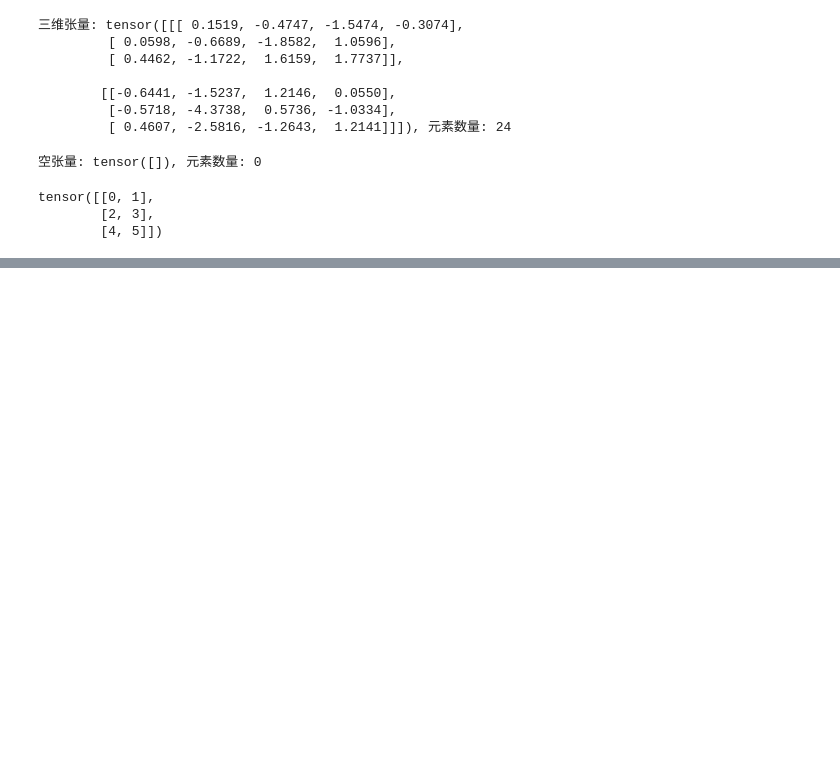
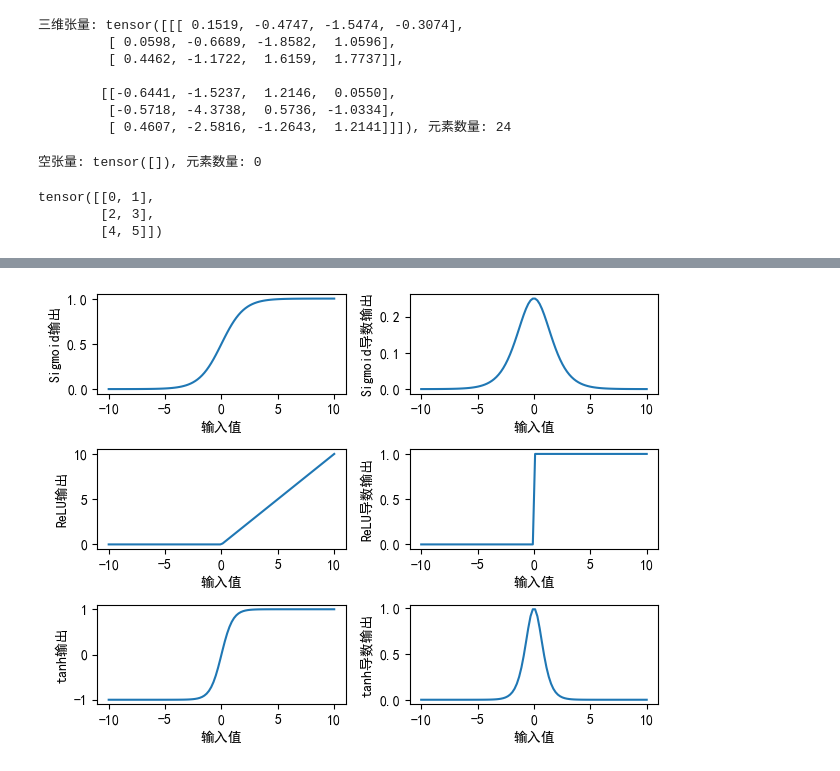
Before and after one commit to SongYangcheng/coding, a Jupyter notebook: deepLearning/pytorch.ipynb, the cells around one changed output, grey strips where cells are left out. Saved outputs shown, nothing was run; the diff lists cells and outputs as text; code cells hidden in the pictures; blank space fills up the shorter version.

```diff
--- a/deepLearning/pytorch.ipynb
+++ b/deepLearning/pytorch.ipynb
@@ -424,0 +1226,75 @@ def generate_synthetic_data(n_samples=100):
+# %%
+import matplotlib.pyplot as plt
+from torch import sigmoid_
+import numpy as np
+
+plt.rcParams['font.sans-serif'] = ['SimHei', 'Times New Roman']  # 设置字体以支持中文显示
+plt.rcParams['axes.unicode_minus'] = False  # 解决负号显示问题
+
+#创建一个新的图形，大小为12×6英寸
+inputs = np.array(np.linspace(-10, 10, 100))  #输入范围从-10到10，共100个点
+#定义sigmoid函数
+def sigmoid(x):
+    return 1 / (1 + np.exp(-x))
+
+#计算输入值对应的sigmoid输出
+sigmoid_outputs = sigmoid(inputs)
+#创建子图，并绘制sigmoid函数曲线
+plt.subplot(3, 2, 1)
+plt.plot(inputs, sigmoid_outputs)
+plt.xlabel('输入值')
+plt.ylabel('Sigmoid输出')
+
+#定义sigmoid函数的导数
+def sigmoid_derivative(x):
+    sig = 1.0/(1.0 + np.exp(-x)) #计算sigmoid值
+    return sig * (1 - sig) #计算导数值：为什么是sig * (1 - sig)？因为这是sigmoid函数导数的定义
+#创建子图，并绘制sigmoid函数导数曲线
+plt.subplot(3, 2, 2)
+sigmod_de_outputs = sigmoid_derivative(inputs) #计算导数输出
+plt.plot(inputs, sigmod_de_outputs)
+plt.xlabel('输入值')
+plt.ylabel('Sigmoid导数输出')
+
+#定义Relu激活函数
+def relu(x):
+    return np.maximum(0, x)
+#创建子图，并绘制Relu函数曲线
+plt.subplot(3, 2, 3)
+plt.plot(inputs, relu(inputs))
+plt.xlabel('输入值')
+plt.ylabel('ReLU输出')
+#定义Relu函数的导数
+def relu_derivative(x):
+    return np.where(x > 0, 1, 0) #大于0时导数为1，否则为0
+#计算输入值对应的Relu导数输出
+relu_de_outputs = relu_derivative(inputs)
+#绘制3x3子图中的第4个子图
+plt.subplot(3, 2, 4)
+plt.plot(inputs, relu_de_outputs)
+plt.xlabel('输入值')
+plt.ylabel('ReLU导数输出')
+#定义tanh激活函数
+def tanh(x):
+    return np.tanh(x)
+#创建子图，并绘制tanh函数曲线
+plt.subplot(3, 2, 5)
+plt.plot(inputs, tanh(inputs))
+plt.xlabel('输入值')
+plt.ylabel('tanh输出')
+#定义tanh函数的导数
+def tanh_derivative(x):
+    return 1.0 - np.tanh(x)**2
+#计算输入值对应的tanh导数输出
+tanh_de_outputs = tanh_derivative(inputs)
+#绘制3x3子图中的第6个子图
+plt.subplot(3, 2, 6)
+plt.plot(inputs, tanh_de_outputs)
+plt.xlabel('输入值')
+plt.ylabel('tanh导数输出')
+#自动调整子图布局，防止元素重叠
+plt.tight_layout()
+#显示图形
+plt.show()
+# %% [output]
+[figure, added]
```
Also changed, not shown: parts of 8 cells of this notebook, 3 other files.
